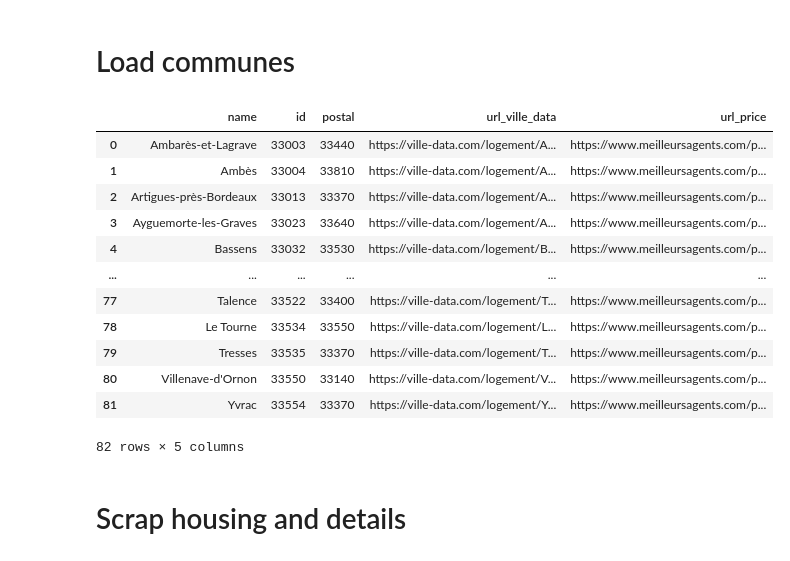
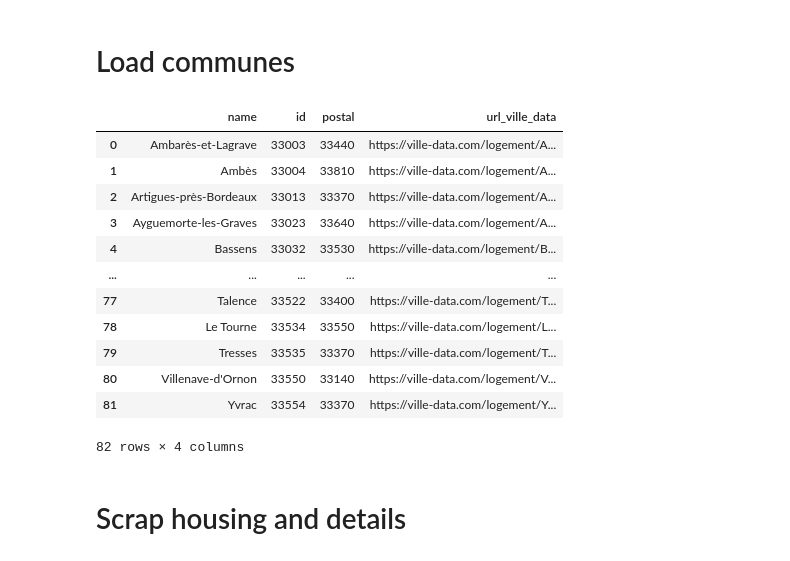
Before and after one commit to Naowak/CapitalEstates, a Jupyter notebook: scrap.ipynb, the cells around one changed output. Drawn from its saved outputs; the diff is of its cells as text; code cells hidden in the pictures.

```diff
--- a/scrap.ipynb
+++ b/scrap.ipynb
@@ -5,69 +5,46 @@ import json
 import pandas as pd
 import unicodedata
 
 def load_data():
     data = []
     with open('data/communes.json') as f:
         for line in f:
             data.append(json.loads(line))
     return data
 
 def format_url_ville_data(feature):
 
     # Récupération du nom et du code de la commune
     name, code = feature['name'], feature['id']
 
     # Suppression des accents
     name = ''.join((c for c in unicodedata.normalize('NFD', name) if unicodedata.category(c) != 'Mn'))
 
     # Remplacement des espaces et autres caractères non alphanumériques par des tirets
     name = name.replace(" ", "-")
     name = name.replace("'", "-")
     name = name.replace("œ", "oe")
     name = ''.join(e for e in name if e.isalnum() or e == '-')
 
     return f"https://ville-data.com/logement/{name}-33-{code}"
 
-def format_url_price(feature):
-
-    # Récupération du nom et du code de la commune
-    name, code = feature['name'], feature['postal']
-
-    # Suppression des accents
-    name = ''.join((c for c in unicodedata.normalize('NFD', name) if unicodedata.category(c) != 'Mn'))
-
-    # Remplacement des espaces et autres caractères non alphanumériques par des tirets
-    name = name.replace(" ", "-")
-    name = name.replace("'", "-")
-    name = name.replace("œ", "oe")
-    name = ''.join(e for e in name if e.isalnum() or e == '-')
-
-    replacements = {
-    }
-
-    if name in replacements:
-        name = replacements[name]
-
-    return f"https://www.pap.fr/vendeur/prix-m2/artigues-pres-bordeaux-33370-g19969?lat=44.85961&lng=-0.48712&label=Artigues-près-Bordeaux&type=municipality&name=Artigues-près-Bordeaux&citycode=33013"
-
 communes = pd.DataFrame(load_data())
 communes['url_ville_data'] = communes.apply(format_url_ville_data, axis=1)
-communes['url_price'] = communes.apply(format_url_price, axis=1)
 communes
 # %% [output]
-|  | name | id | postal | url_ville_data | url_price |
-| 0 | Ambarès-et-Lagrave | 33003 | 33440 | https://ville-data.com/logement/A... | https://www.meilleursagents.com/p... |
-| 1 | Ambès | 33004 | 33810 | https://ville-data.com/logement/A... | https://www.meilleursagents.com/p... |
-| 2 | Artigues-près-Bordeaux | 33013 | 33370 | https://ville-data.com/logement/A... | https://www.meilleursagents.com/p... |
-| 3 | Ayguemorte-les-Graves | 33023 | 33640 | https://ville-data.com/logement/A... | https://www.meilleursagents.com/p... |
-| 4 | Bassens | 33032 | 33530 | https://ville-data.com/logement/B... | https://www.meilleursagents.com/p... |
-| ... | ... | ... | ... | ... | ... |
-| 77 | Talence | 33522 | 33400 | https://ville-data.com/logement/T... | https://www.meilleursagents.com/p... |
-| 78 | Le Tourne | 33534 | 33550 | https://ville-data.com/logement/L... | https://www.meilleursagents.com/p... |
-| 79 | Tresses | 33535 | 33370 | https://ville-data.com/logement/T... | https://www.meilleursagents.com/p... |
-| 80 | Villenave-d'Ornon | 33550 | 33140 | https://ville-data.com/logement/V... | https://www.meilleursagents.com/p... |
-| 81 | Yvrac | 33554 | 33370 | https://ville-data.com/logement/Y... | https://www.meilleursagents.com/p... |
+|  | name | id | postal | url_ville_data |
+| 0 | Ambarès-et-Lagrave | 33003 | 33440 | https://ville-data.com/logement/A... |
+| 1 | Ambès | 33004 | 33810 | https://ville-data.com/logement/A... |
+| 2 | Artigues-près-Bordeaux | 33013 | 33370 | https://ville-data.com/logement/A... |
+| 3 | Ayguemorte-les-Graves | 33023 | 33640 | https://ville-data.com/logement/A... |
+| 4 | Bassens | 33032 | 33530 | https://ville-data.com/logement/B... |
+| ... | ... | ... | ... | ... |
+| 77 | Talence | 33522 | 33400 | https://ville-data.com/logement/T... |
+| 78 | Le Tourne | 33534 | 33550 | https://ville-data.com/logement/L... |
+| 79 | Tresses | 33535 | 33370 | https://ville-data.com/logement/T... |
+| 80 | Villenave-d'Ornon | 33550 | 33140 | https://ville-data.com/logement/V... |
+| 81 | Yvrac | 33554 | 33370 | https://ville-data.com/logement/Y... |
-82 rows × 5 columns
+82 rows × 4 columns
 # %% [markdown]
 # Scrap housing and details
 # %%
```
Also changed, not shown: parts of 12 cells of this notebook.
